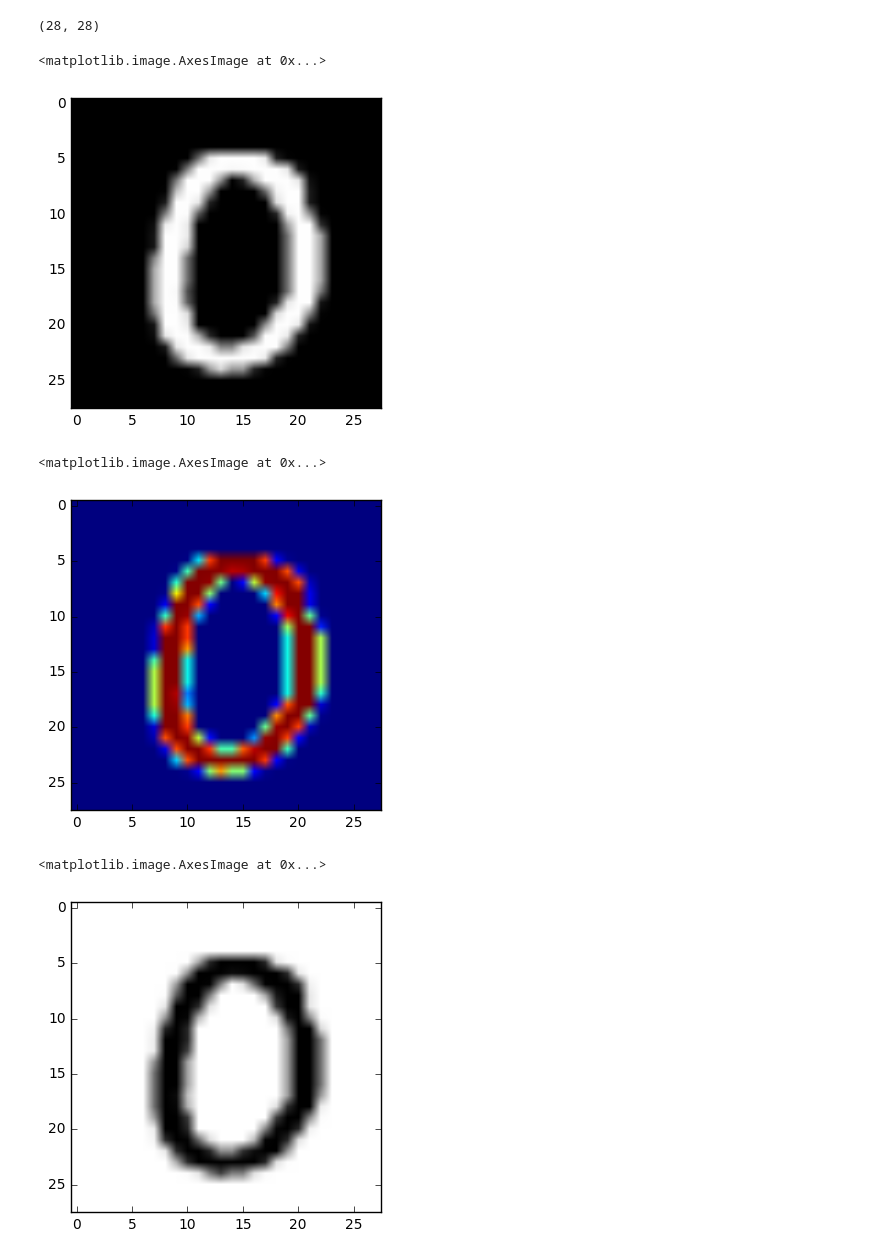
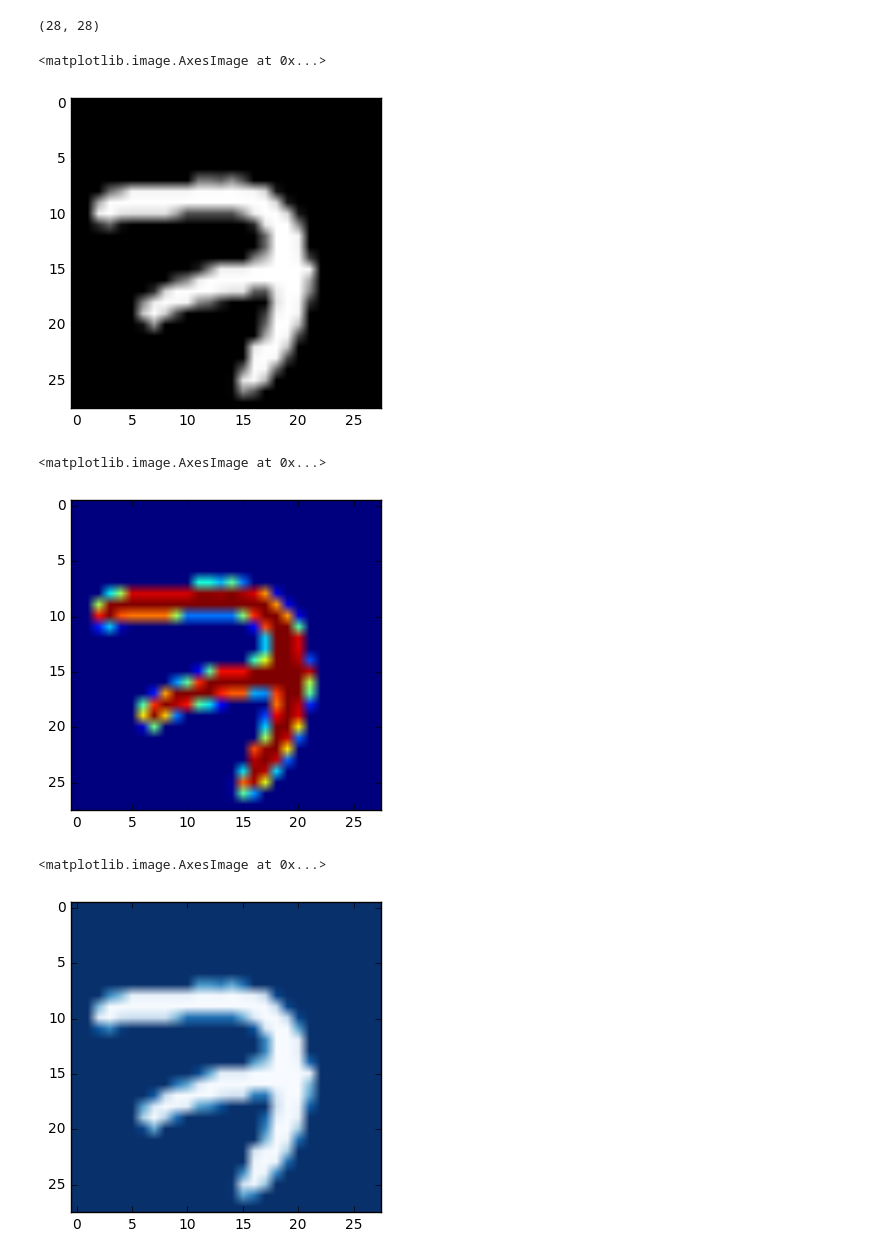
Before and after one commit to jorge190588/IA, a Jupyter notebook: examples/first+mnist.ipynb, the cells around one changed output. Drawn from its saved outputs; the diff is of its cells as text; code cells hidden in the pictures.

Commit message:
update mnist examples

```diff
--- a/examples/first+mnist.ipynb
+++ b/examples/first+mnist.ipynb
@@ -46,5 +49,5 @@ Validation set?
 (5000, 10)
 (5000, 10)
 # %%
-label = 10
-mnist.train.images[label]
+label = 0
+#mnist.train.images[label]
@@ -81,16 +66,16 @@ a.shape
 plt.imshow(a, cmap='Greys_r')
 # %% [output]
 <matplotlib.image.AxesImage at 0x...>
-[figure, old version]
+[figure, new version]
 # %%
 # paquete de imágenes default
 plt.imshow(a, cmap=None)
 # %% [output]
 <matplotlib.image.AxesImage at 0x...>
-[figure, old version]
+[figure, new version]
 # %%
 # paquete de imagenes con fondo de color blanco
-plt.imshow(a, cmap='gray_r')
+plt.imshow(a, cmap='Blues_r')
 # %% [output]
 <matplotlib.image.AxesImage at 0x...>
-[figure, old version]
+[figure, new version]
```
Also changed, not shown: parts of 3 cells of this notebook.
